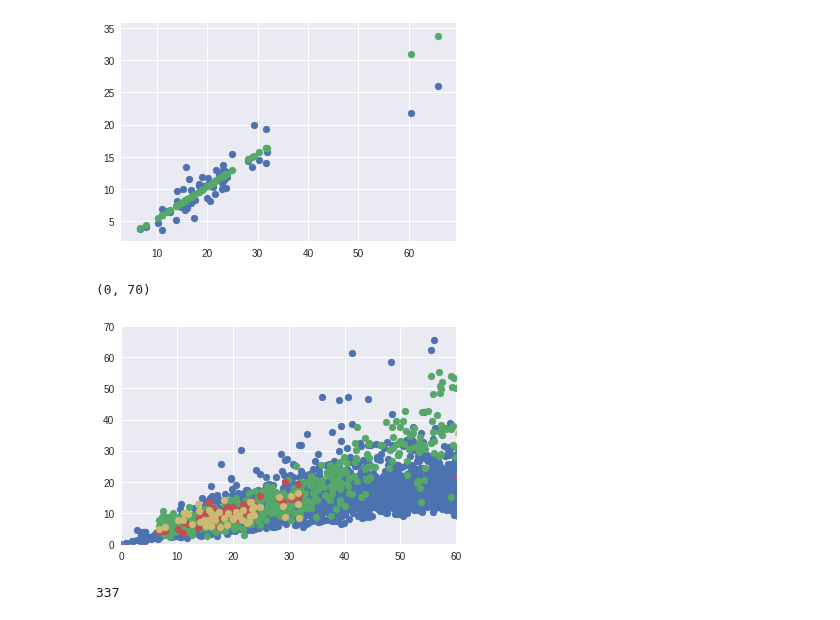
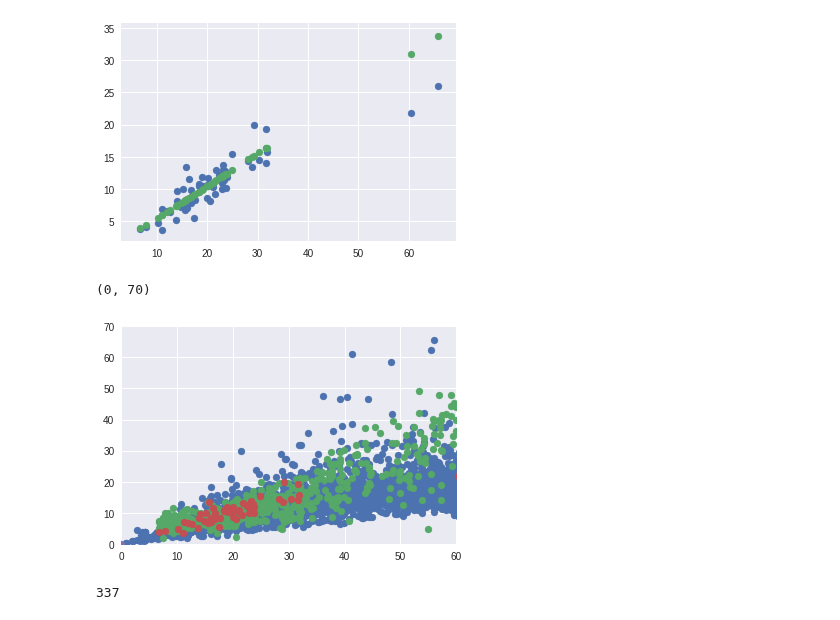
Before and after one commit to saint-germain/anisotropias, a Jupyter notebook: correctdiscrepancy.ipynb, the cells around one changed output. Cells and saved outputs as stored; diff of their text form; code cells hidden in the pictures.

```diff
--- a/correctdiscrepancy.ipynb
+++ b/correctdiscrepancy.ipynb
@@ -70,5 +70,5 @@ def selectdata(mymethod,df):
     return ulist,dfs,nulista,dista,dfmeth,len(nulista),len(ulist),len(ulist2)
 # %%
 mymethod='Tully-Fisher'
-ulist,dfs,nulista,dista,dfmeth=selectdata(mymethod,df)
+ulist,dfs,nulista,dista,dfmeth,*mma=selectdata(mymethod,df)
 # %% [output]
@@ -475,24 +477,25 @@ plt.scatter(x,np.sqrt(sth[0]*x**2+sth[1]**2))
 # %%
 # funciona para el rango (modelo cuadratico)
 # probar con los demás modelos
 i=2
 mxlim=60
 filt=np.array(em)>i
 xt=np.array(dboot)[filt]
 yt=np.array(bootp50)[filt]
-xli=xlist.dist # replace with dista
+xli=dista # replace with dista
 xli=xli[(xli<=60)&(xli>=x.min())]
+# is this the best way to generate synthetic data? I don't remember, look at discrepancies
 ysli=np.random.normal(modpar[0]*xli**2+modpar[1]**2,modpar[2]*(modpar[0]*xli**2+modpar[1]**2))
-plt.scatter(xt,yt)
-plt.scatter(xli,ysli)
-plt.scatter(x,y)
+plt.scatter(xt,yt) # azules, todos los datos con nmeas >2
+plt.scatter(xli,ysli) # verdes, datos sintéticos
+
+#plt.scatter(x,y) # datos usados por el modelo
 plt.scatter([0],[0])
-plt.scatter(x,ysim)
 plt.xlim(0,mxlim)
 plt.ylim(0,70)
 # %% [output]
 (0, 70)
-[figure, old version]
+[figure, new version]
 # %%
 ((xli<=30)&(xli>=x.min())).sum()
 # %% [output]
```
Also changed, not shown: parts of 3 cells of this notebook.
